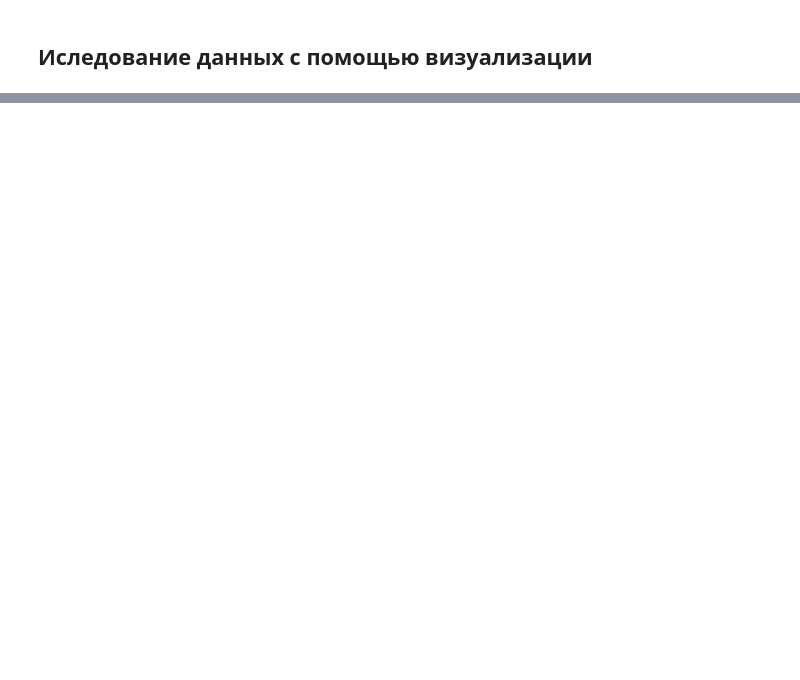
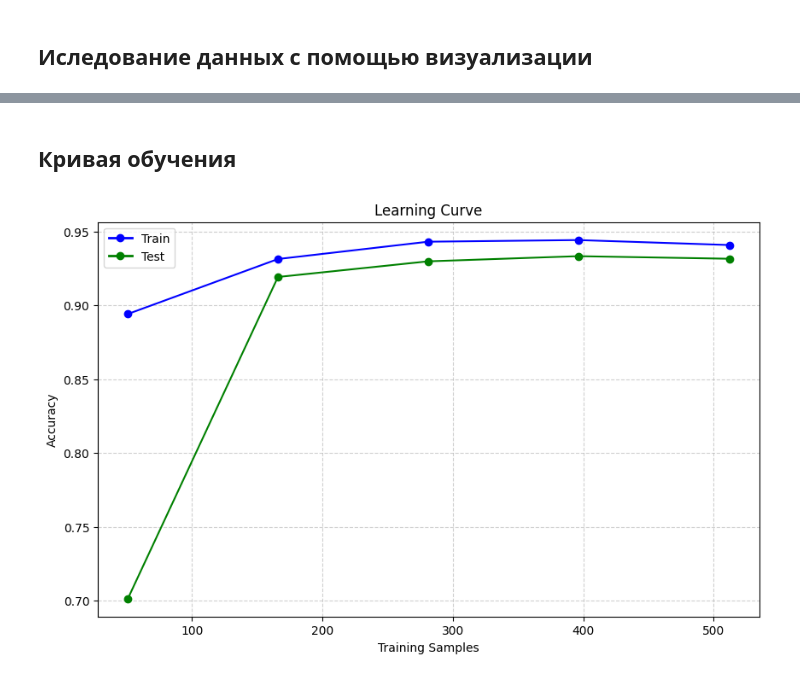
Before and after one commit to S4vageMode/Big_Data_Labs, a Jupyter notebook: Lab4_DzhuratKurbanov.ipynb, the cells around one changed output, grey strips where cells are left out. Cells and saved outputs as stored; diff of their text form; code cells hidden in the pictures; blank space fills up the shorter version.

```diff
--- a/Lab4_DzhuratKurbanov.ipynb
+++ b/Lab4_DzhuratKurbanov.ipynb
@@ -84,0 +167,7 @@ plt.show()
+# %%
+from sklearn.datasets import load_breast_cancer
+import numpy as np
+import pandas as pd
+import matplotlib.pyplot as plt
+
+breast_cancer = load_breast_cancer()
@@ -84,0 +208,7 @@ plt.show()
+# %%
+from sklearn.model_selection import train_test_split
+
+X = breast_cancer.data
+y = breast_cancer.target
+
+X_train, X_test, y_train, y_test = train_test_split(X, y, test_size=0.2, random_state=42)
@@ -84,0 +287,34 @@ plt.show()
+# %% [markdown]
+## Кривая обучения
+# %%
+from sklearn.model_selection import learning_curve
+
+train_sizes, train_scores, test_scores = learning_curve(KNeighborsClassifier(n_neighbors=10), X, y, cv=10)
+
+train_mean = np.mean(train_scores, axis=1)
+test_mean = np.mean(test_scores, axis=1)
+
+plt.figure(figsize=(10, 6))
+
+
+plt.plot(train_sizes, train_mean, label="Train", marker='o', linestyle='-', color='b')
+plt.plot(train_sizes, test_mean, label="Test", marker='o', linestyle='-', color='g')
+
+plt.title("Learning Curve")
+plt.xlabel("Training Samples")
+plt.ylabel("Accuracy")
+
+
+plt.grid(True, linestyle='--', alpha=0.6)
+
+
+plt.legend(loc="upper right")
+
+
+legend = plt.legend()
+legend.get_lines()[0].set_lw(2)
+legend.get_lines()[1].set_lw(2)
+
+plt.show()
+# %% [output]
+[figure, added]
```
Also changed, not shown: parts of 31 cells of this notebook.
